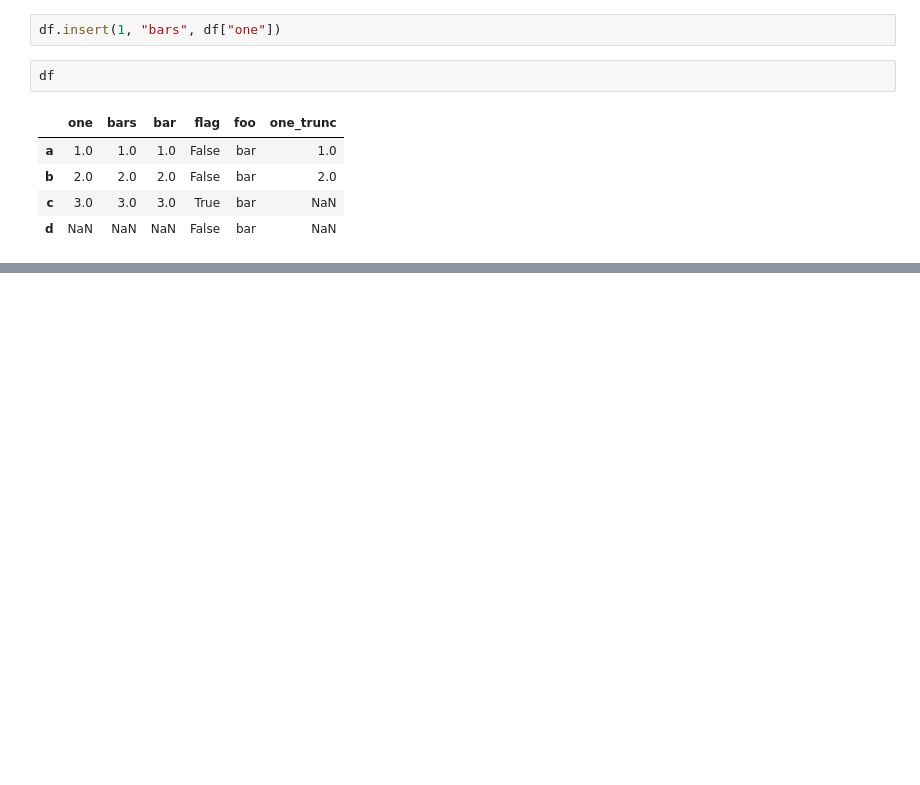
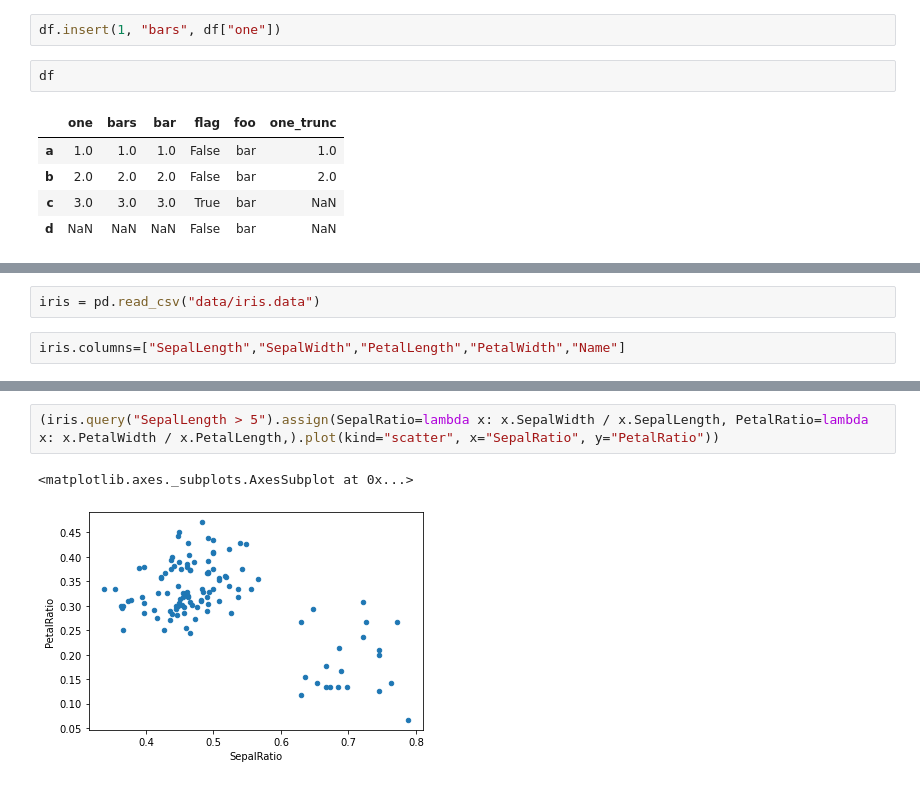
Before and after one commit to mangxiao2018/PandasSample, a Jupyter notebook: 100003-DataFrame.ipynb, the cells around one changed output, grey strips where cells are left out. Drawn from its saved outputs; the diff is of its cells as text; blank space fills up the shorter version.

Commit message:
Assigning new columns in method chains

```diff
--- a/100003-DataFrame.ipynb
+++ b/100003-DataFrame.ipynb
@@ -278,0 +283,4 @@ df
+# %%
+iris = pd.read_csv("data/iris.data")
+# %%
+iris.columns=["SepalLength","SepalWidth","PetalLength","PetalWidth","Name"]
@@ -278,0 +314,5 @@ df
+# %%
+(iris.query("SepalLength > 5").assign(SepalRatio=lambda x: x.SepalWidth / x.SepalLength, PetalRatio=lambda x: x.PetalWidth / x.PetalLength,).plot(kind="scatter", x="SepalRatio", y="PetalRatio"))
+# %% [output]
+<matplotlib.axes._subplots.AxesSubplot at 0x...>
+[figure, added]
```
Also changed, not shown: parts of 5 cells of this notebook, 1 other file.
